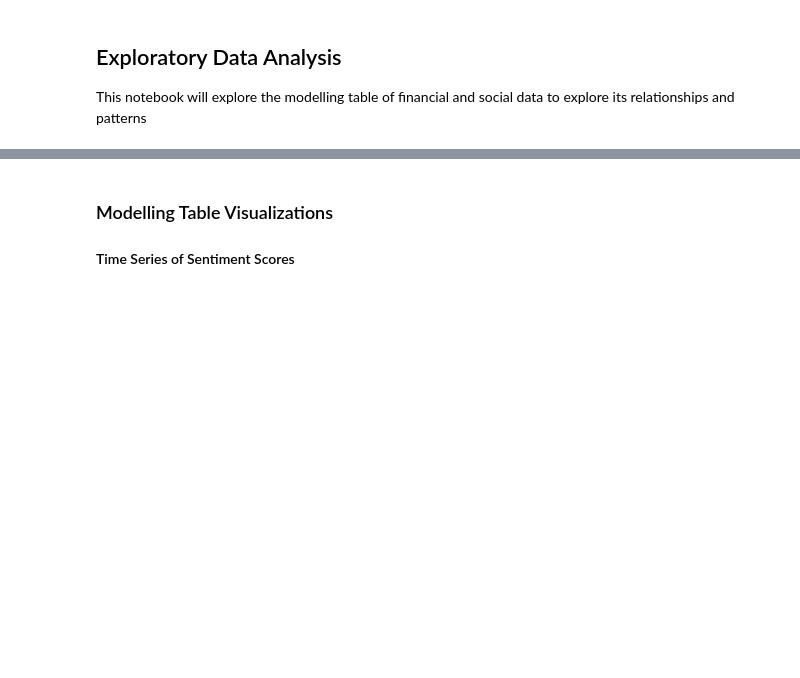
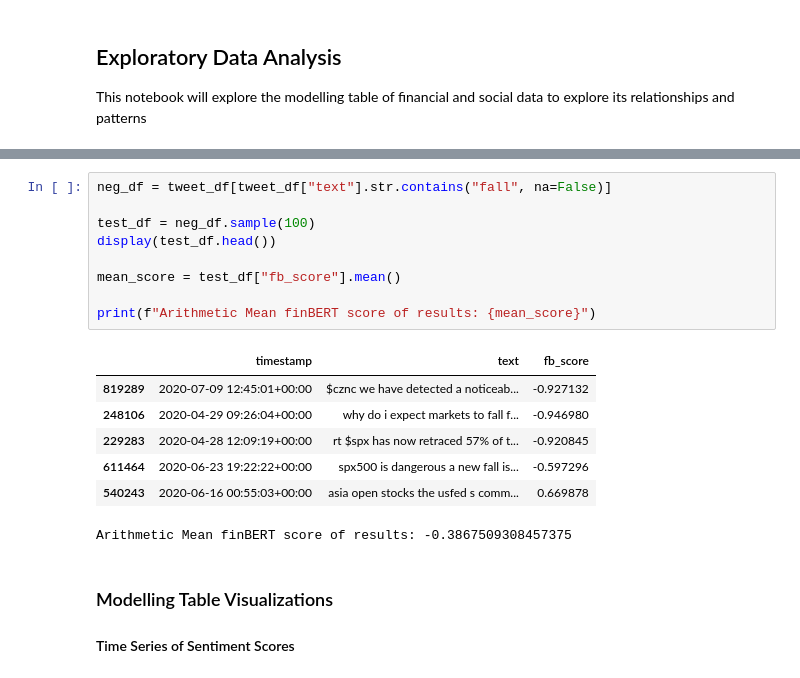
Before and after one commit to JakeCallcut/market-sector-sentiment-model, a Jupyter notebook: notebooks/EDA.ipynb, the cells around one changed output, grey strips where cells are left out. Cells and saved outputs as stored; diff of their text form; blank space fills up the shorter version.

```diff
--- a/notebooks/EDA.ipynb
+++ b/notebooks/EDA.ipynb
@@ -57,3 +58,20 @@ display(mnlg_df)
+# %%
+neg_df = tweet_df[tweet_df["text"].str.contains("fall", na=False)]
+
+test_df = neg_df.sample(100)
+display(test_df.head())
+
+mean_score = test_df["fb_score"].mean()
+
+print(f"Arithmetic Mean finBERT score of results: {mean_score}")
+# %% [output]
+|  | timestamp | text | fb_score |
+| 819289 | 2020-07-09 12:45:01+00:00 | $cznc we have detected a noticeab... | -0.927132 |
+| 248106 | 2020-04-29 09:26:04+00:00 | why do i expect markets to fall f... | -0.946980 |
+| 229283 | 2020-04-28 12:09:19+00:00 | rt $spx has now retraced 57% of t... | -0.920845 |
+| 611464 | 2020-06-23 19:22:22+00:00 | spx500 is dangerous a new fall is... | -0.597296 |
+| 540243 | 2020-06-16 00:55:03+00:00 | asia open stocks the usfed s comm... | 0.669878 |
+Arithmetic Mean finBERT score of results: -0.3867509308457375
 # %% [markdown]
 ### Modelling Table Visualizations
 
```
Also changed, not shown: parts of 13 cells of this notebook.
